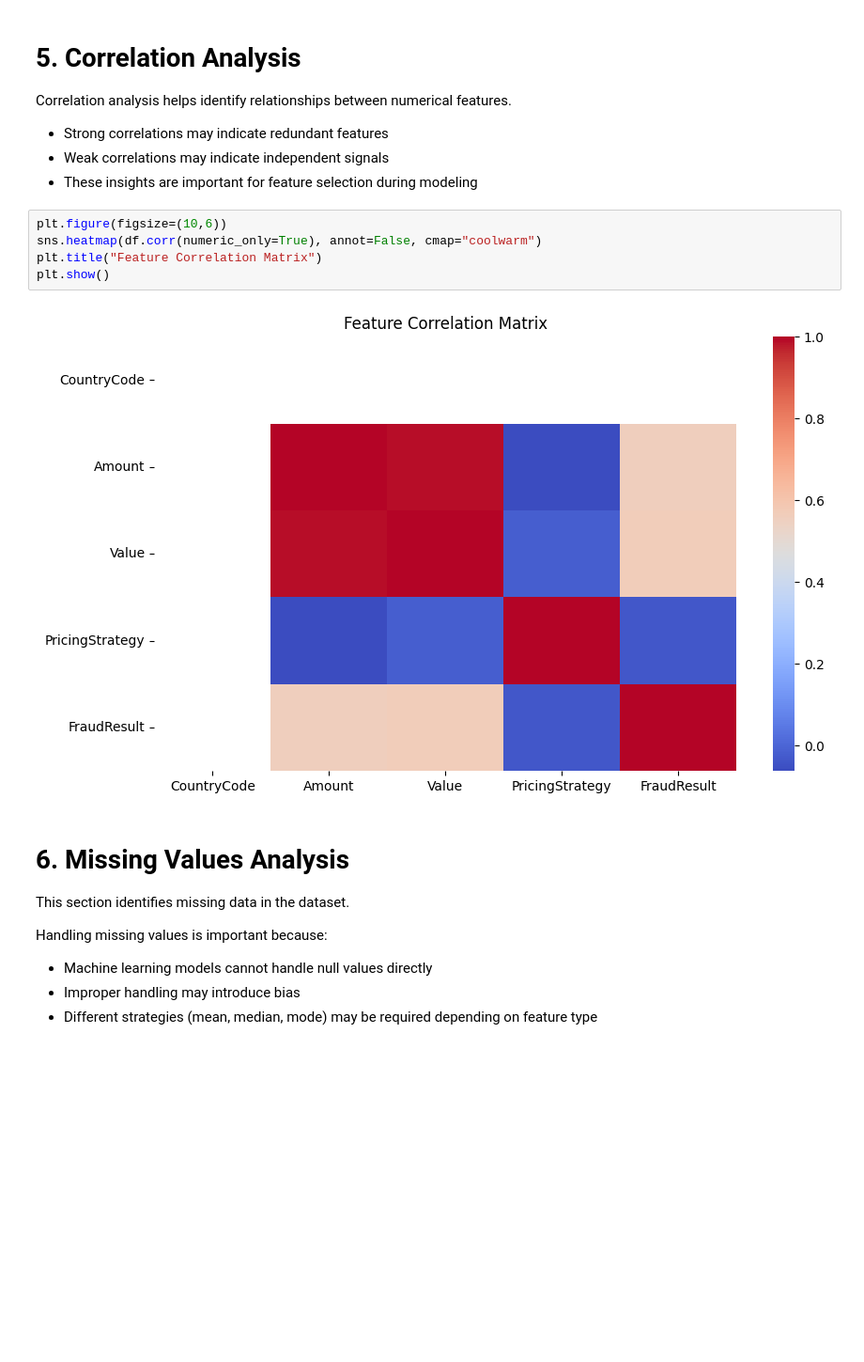
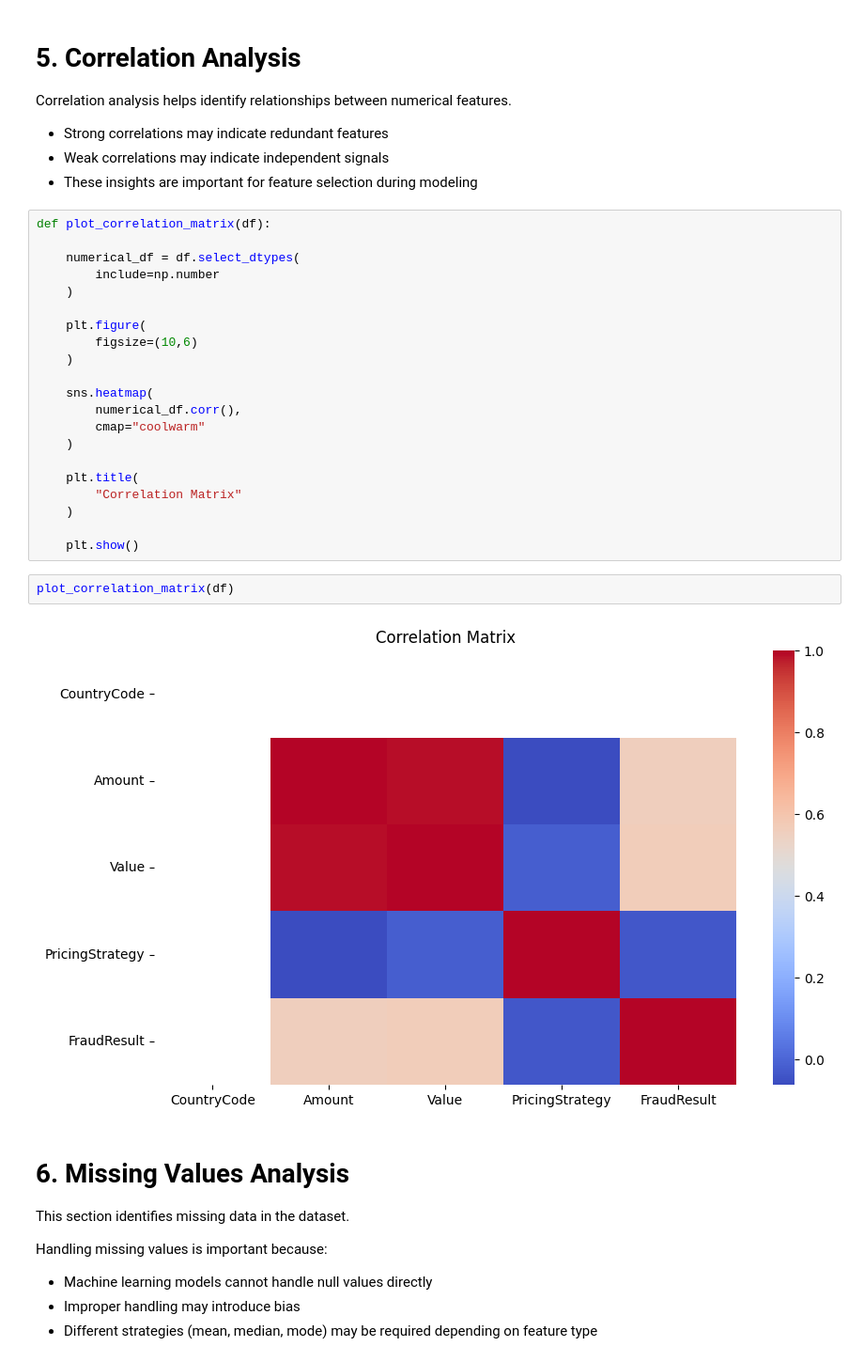
Before and after one commit to RahemetGisho/credit-risk-model, a Jupyter notebook: notebooks/eda.ipynb, the cells around one changed output. Shown at 94% size. Drawn from its saved outputs; the diff is of its cells as text; blank space fills up the shorter version.

```diff
--- a/notebooks/eda.ipynb
+++ b/notebooks/eda.ipynb
@@ -134,12 +180,30 @@ Correlation analysis helps identify relationships between numerical features.
 - Weak correlations may indicate independent signals
 - These insights are important for feature selection during modeling
 # %%
-plt.figure(figsize=(10,6))
-sns.heatmap(df.corr(numeric_only=True), annot=False, cmap="coolwarm")
-plt.title("Feature Correlation Matrix")
-plt.show()
+def plot_correlation_matrix(df):
+
+    numerical_df = df.select_dtypes(
+        include=np.number
+    )
+
+    plt.figure(
+        figsize=(10,6)
+    )
+
+    sns.heatmap(
+        numerical_df.corr(),
+        cmap="coolwarm"
+    )
+
+    plt.title(
+        "Correlation Matrix"
+    )
+
+    plt.show()
-# %% [output]
-[figure, removed]
+# %%
+plot_correlation_matrix(df)
+# %% [output]
+[figure, added]
 # %% [markdown]
 # 6. Missing Values Analysis
 
```
Also changed, not shown: parts of 9 cells of this notebook.
